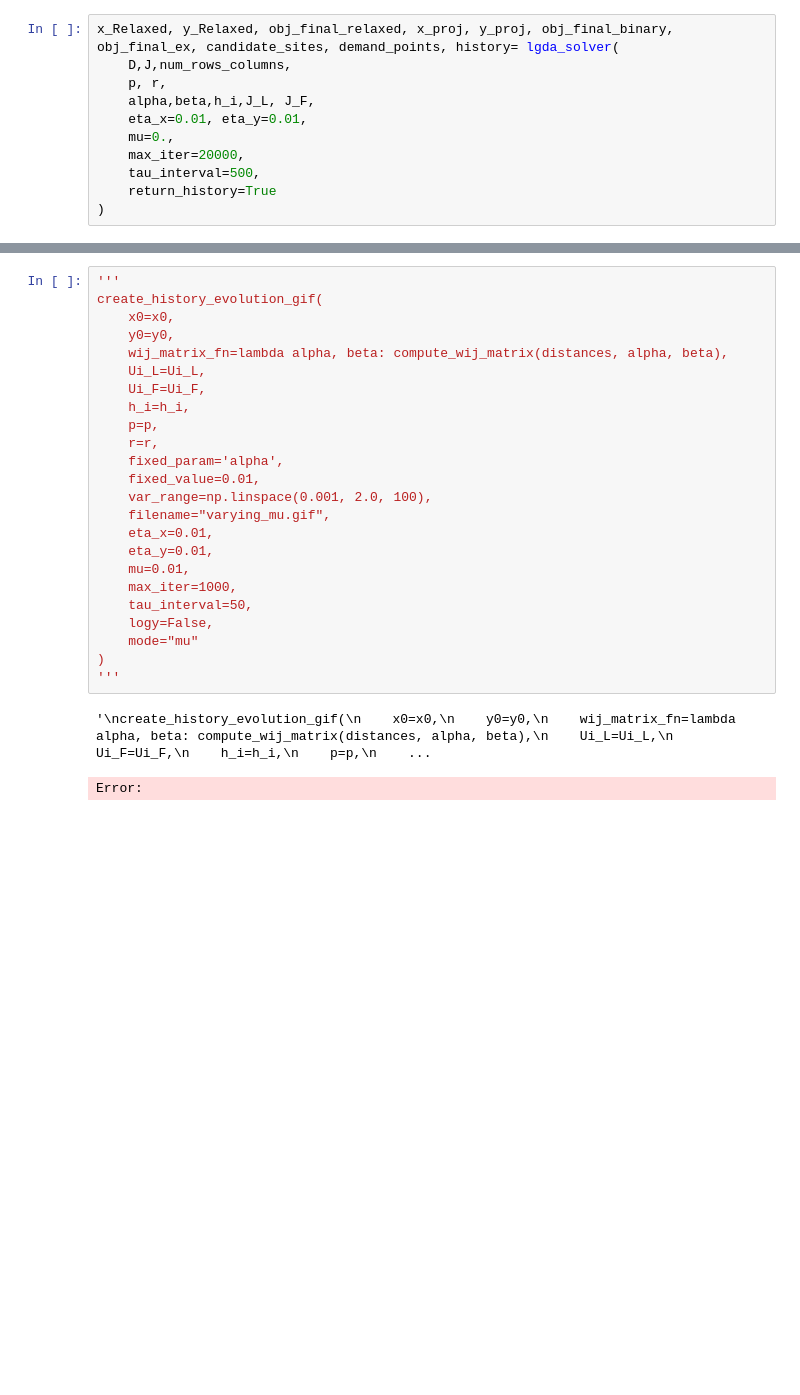
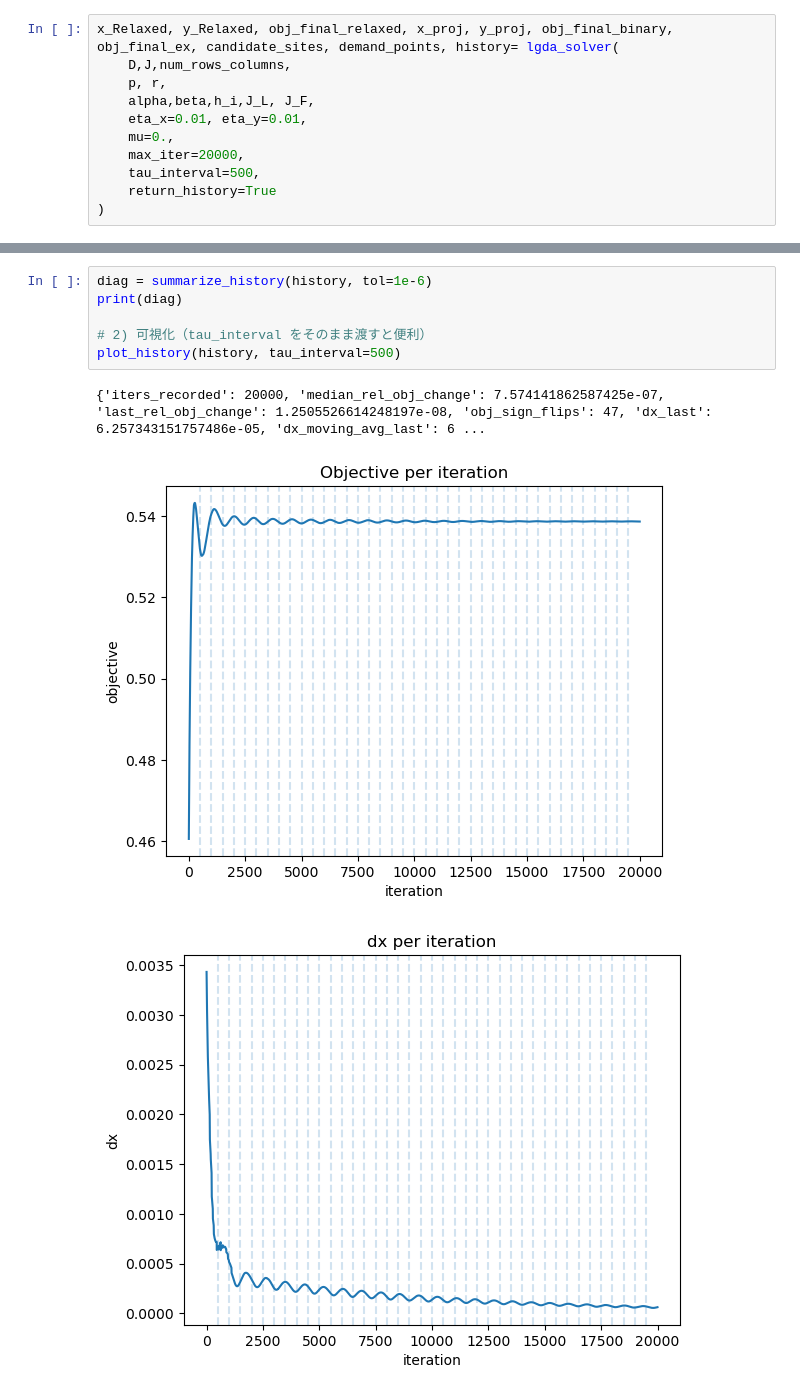
Before and after one commit to datty00725/allocate-probrem, a Jupyter notebook: mutaion_gda/execute.ipynb, the cells around one changed output, grey strips where cells are left out. Saved outputs shown, nothing was run; the diff lists cells and outputs as text; blank space fills up the shorter version.

```diff
--- a/mutaion_gda/execute.ipynb
+++ b/mutaion_gda/execute.ipynb
@@ -76,27 +77,10 @@ plot_each_history_component_separately(history)
-# %%
-'''
-create_history_evolution_gif(
-    x0=x0,
-    y0=y0,
-    wij_matrix_fn=lambda alpha, beta: compute_wij_matrix(distances, alpha, beta),
-    Ui_L=Ui_L,
-    Ui_F=Ui_F,
-    h_i=h_i,
-    p=p,
-    r=r,
-    fixed_param='alpha',
-    fixed_value=0.01,
-    var_range=np.linspace(0.001, 2.0, 100),
-    filename="varying_mu.gif",
-    eta_x=0.01,
-    eta_y=0.01,
-    mu=0.01,
-    max_iter=1000,
-    tau_interval=50,
-    logy=False,
-    mode="mu"
-)
-'''
-# %% [output]
-'\ncreate_history_evolution_gif(\n    x0=x0,\n    y0=y0,\n    wij_matrix_fn=lambda alpha, beta: compute_wij_matrix(distances, alpha, beta),\n    Ui_L=Ui_L,\n    Ui_F=Ui_F,\n    h_i=h_i,\n    p=p,\n    ...
-Error:
+# %%
+diag = summarize_history(history, tol=1e-6)
+print(diag)
+
+# 2) 可視化（tau_interval をそのまま渡すと便利）
+plot_history(history, tau_interval=500)
+# %% [output]
+{'iters_recorded': 20000, 'median_rel_obj_change': 7.574141862587425e-07, 'last_rel_obj_change': 1.2505526614248197e-08, 'obj_sign_flips': 47, 'dx_last': 6.257343151757486e-05, 'dx_moving_avg_last': 6 ...
+[figure, added]
+[figure, added]
```
Also changed, not shown: parts of 5 cells of this notebook, 3 other files.
